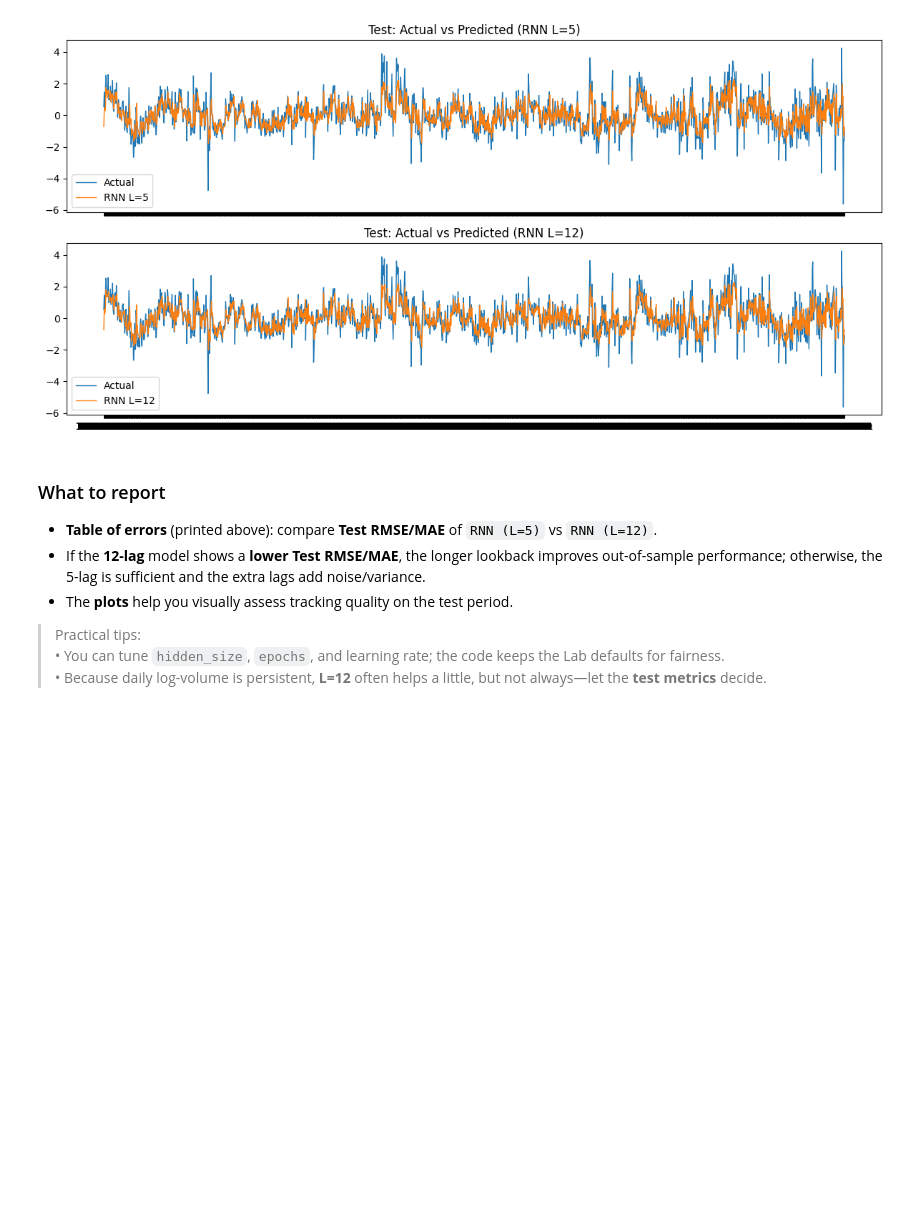
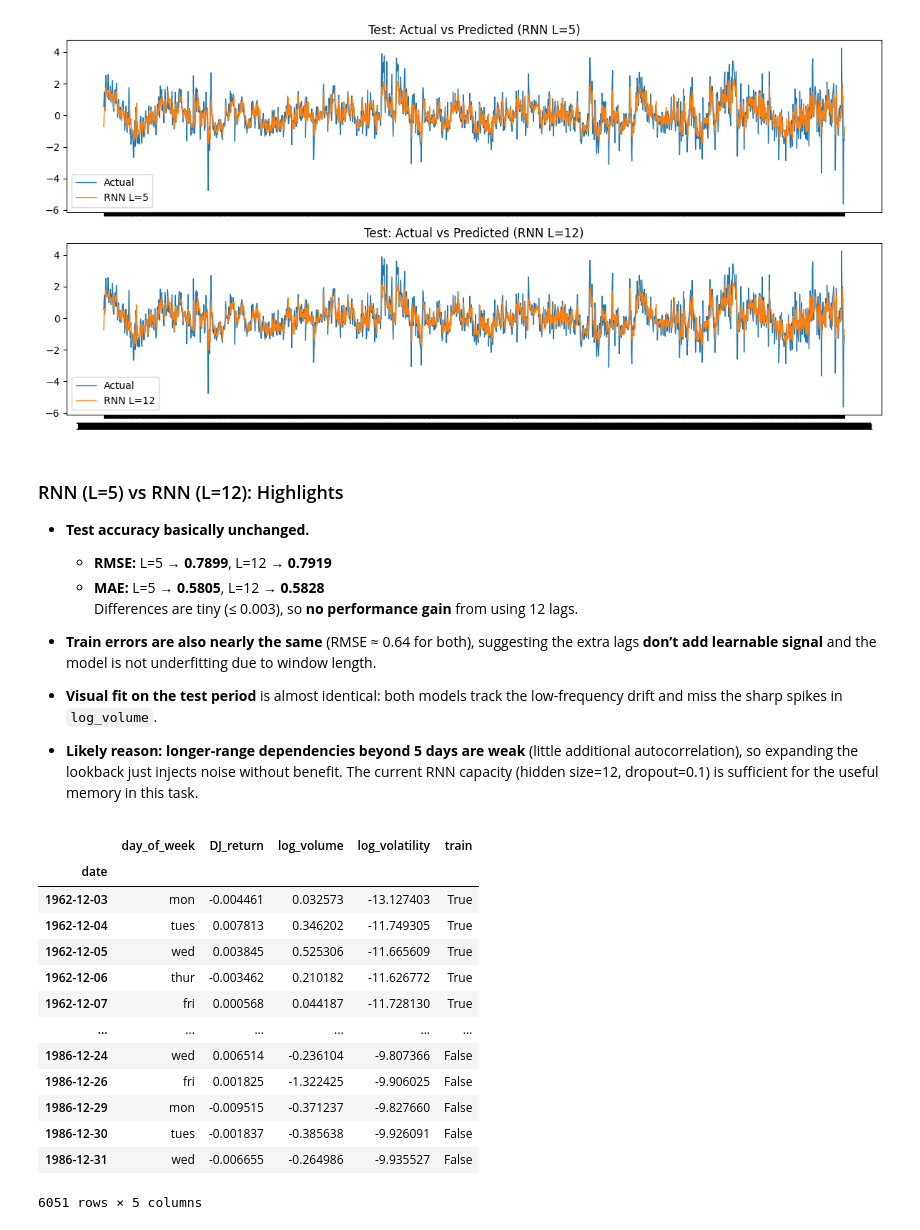
Before and after one commit to lacorreia65/MAP5935-ISLP, a Jupyter notebook: Notebooks/Chap10-Exercises_LuisCorreia-745724_v1.ipynb, the cells around one changed output. Cells and saved outputs as stored; diff of their text form; code cells hidden in the pictures; blank space fills up the shorter version.

```diff
--- a/Notebooks/Chap10-Exercises_LuisCorreia-745724_v1.ipynb
+++ b/Notebooks/Chap10-Exercises_LuisCorreia-745724_v1.ipynb
@@ -364,12 +364,32 @@ RNN (L=5)       0.6411     0.7899     0.4869    0.5805
 RNN (L=12)      0.6455     0.7919     0.4903    0.5828
 [figure]
 # %% [markdown]
-### What to report
+### RNN (L=5) vs RNN (L=12): Highlights
 
-- **Table of errors** (printed above): compare **Test RMSE/MAE** of `RNN (L=5)` vs `RNN (L=12)`.
-- If the **12-lag** model shows a **lower Test RMSE/MAE**, the longer lookback improves out-of-sample performance; otherwise, the 5-lag is sufficient and the extra lags add noise/variance.
-- The **plots** help you visually assess tracking quality on the test period.
+- **Test accuracy basically unchanged.**
+  - **RMSE:** L=5 → **0.7899**, L=12 → **0.7919**
+  - **MAE:**  L=5 → **0.5805**, L=12 → **0.5828**
+  Differences are tiny (≤ 0.003), so **no performance gain** from using 12 lags.
 
-> Practical tips:
-> • You can tune `hidden_size`, `epochs`, and learning rate; the code keeps the Lab defaults for fairness.
-> • Because daily log-volume is persistent, **L=12** often helps a little, but not always—let the **test metrics** decide.
+- **Train errors are also nearly the same** (RMSE ≈ 0.64 for both), suggesting the extra lags **don’t add learnable signal** and the model is not underfitting due to window length.
+
+- **Visual fit on the test period** is almost identical: both models track the low-frequency drift and miss the sharp spikes in `log_volume`.
+
+- **Likely reason:** **longer-range dependencies beyond 5 days are weak** (little additional autocorrelation), so expanding the lookback just injects noise without benefit. The current RNN capacity (hidden size=12, dropout=0.1) is sufficient for the useful memory in this task.
+# %%
+NYSE
+# %% [output]
+|  | day_of_week | DJ_return | log_volume | log_volatility | train |
+| date |  |  |  |  |  |
+| 1962-12-03 | mon | -0.004461 | 0.032573 | -13.127403 | True |
+| 1962-12-04 | tues | 0.007813 | 0.346202 | -11.749305 | True |
+| 1962-12-05 | wed | 0.003845 | 0.525306 | -11.665609 | True |
+| 1962-12-06 | thur | -0.003462 | 0.210182 | -11.626772 | True |
+| 1962-12-07 | fri | 0.000568 | 0.044187 | -11.728130 | True |
+| ... | ... | ... | ... | ... | ... |
+| 1986-12-24 | wed | 0.006514 | -0.236104 | -9.807366 | False |
+| 1986-12-26 | fri | 0.001825 | -1.322425 | -9.906025 | False |
+| 1986-12-29 | mon | -0.009515 | -0.371237 | -9.827660 | False |
+| 1986-12-30 | tues | -0.001837 | -0.385638 | -9.926091 | False |
+| 1986-12-31 | wed | -0.006655 | -0.264986 | -9.935527 | False |
+6051 rows × 5 columns
```
